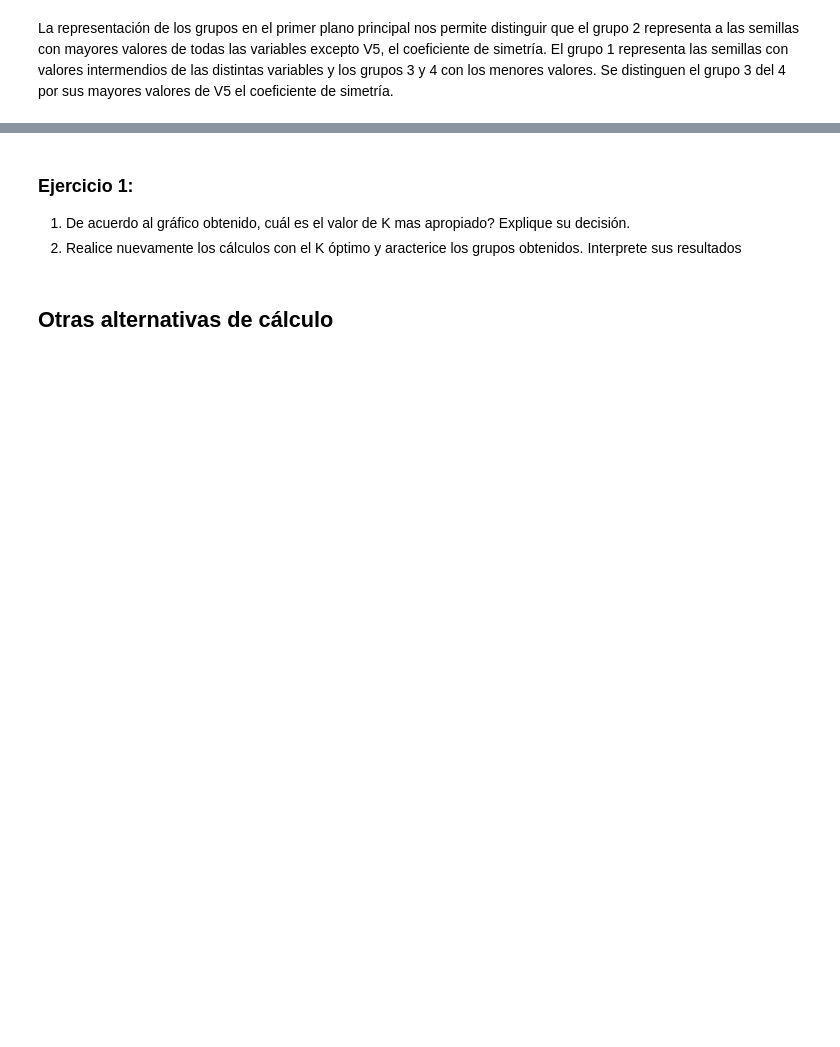
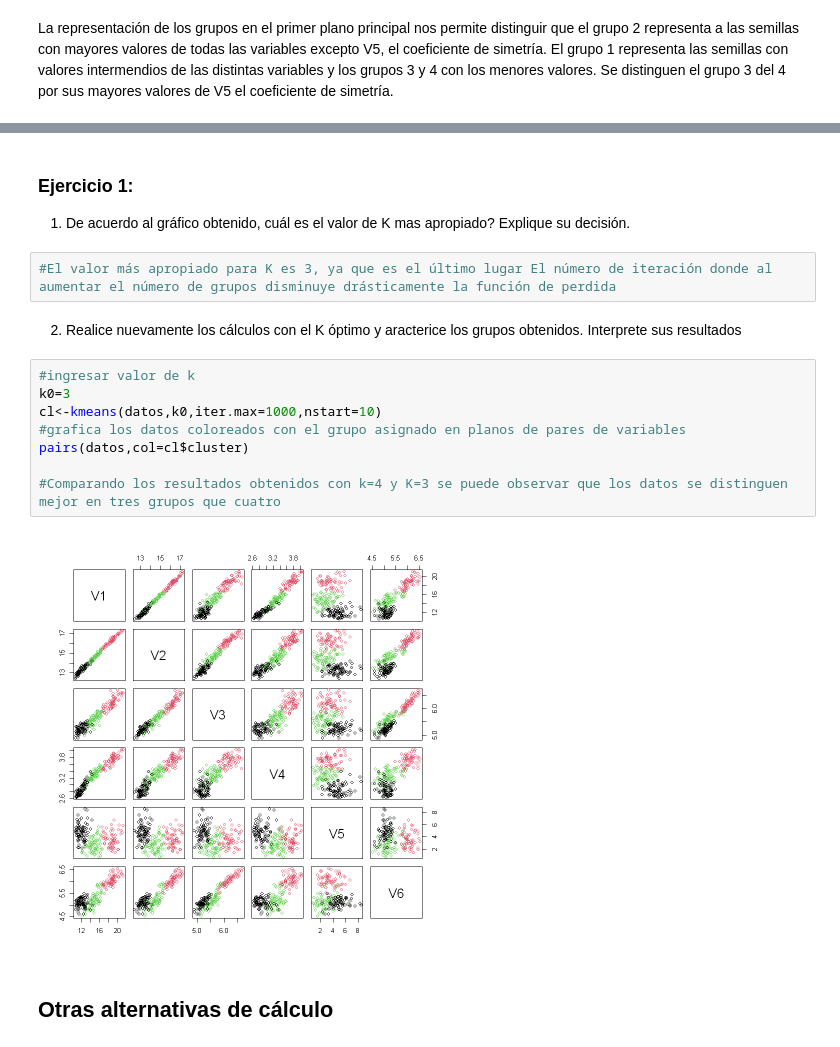
Before and after one commit to Nicol-Huaiquil/INFO257_PCA, a Jupyter notebook: Clustering/K-Means/Clustering_Notebook1.ipynb, the cells around one changed output, grey strips where cells are left out. Saved outputs shown, nothing was run; the diff lists cells and outputs as text; blank space fills up the shorter version.

```diff
--- a/Clustering/K-Means/Clustering_Notebook1.ipynb
+++ b/Clustering/K-Means/Clustering_Notebook1.ipynb
@@ -116,7 +142,20 @@ plot(1:fin_iter,J,xlab="k",ylab="J",type="p",main="J v/s k en k-means",col=2)
 ### Ejercicio 1:
 
 1. De acuerdo al gráfico obtenido, cuál es el valor de K mas apropiado? Explique su decisión.
-2. Realice nuevamente los cálculos con el K óptimo y  aracterice los grupos obtenidos. Interprete sus resultados
+# %%
+#El valor más apropiado para K es 3, ya que es el último lugar El número de iteración donde al aumentar el número de grupos disminuye drásticamente la función de perdida
+# %% [markdown]
+2. Realice nuevamente los cálculos con el K óptimo y  aracterice los grupos obtenidos. Interprete sus resultados
+# %%
+#ingresar valor de k
+k0=3
+cl<-kmeans(datos,k0,iter.max=1000,nstart=10)
+#grafica los datos coloreados con el grupo asignado en planos de pares de variables
+pairs(datos,col=cl$cluster)
+
+#Comparando los resultados obtenidos con k=4 y K=3 se puede observar que los datos se distinguen mejor en tres grupos que cuatro
+# %% [output]
+[figure, added]
 # %% [markdown]
 ## Otras alternativas de cálculo
 # %%
```
Also changed, not shown: parts of 8 cells of this notebook.
